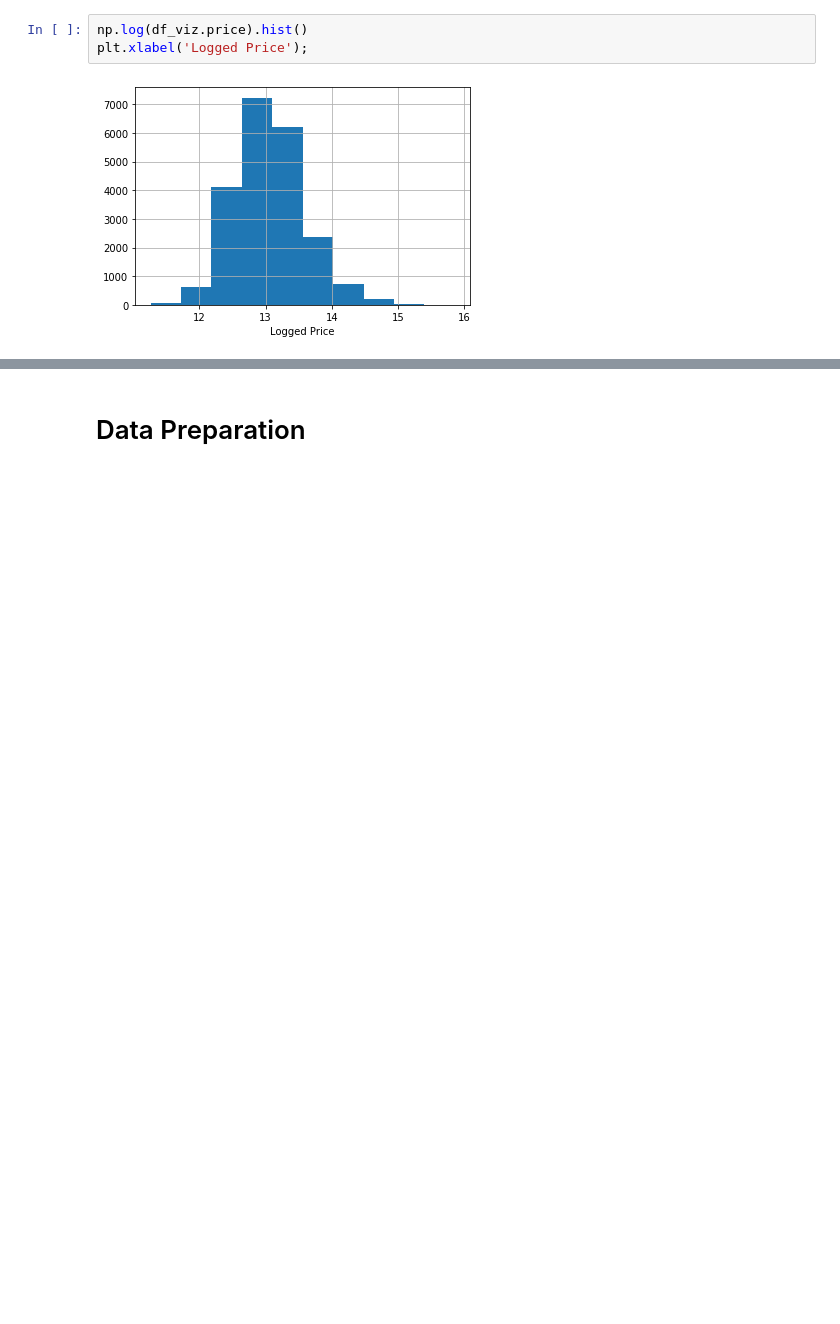
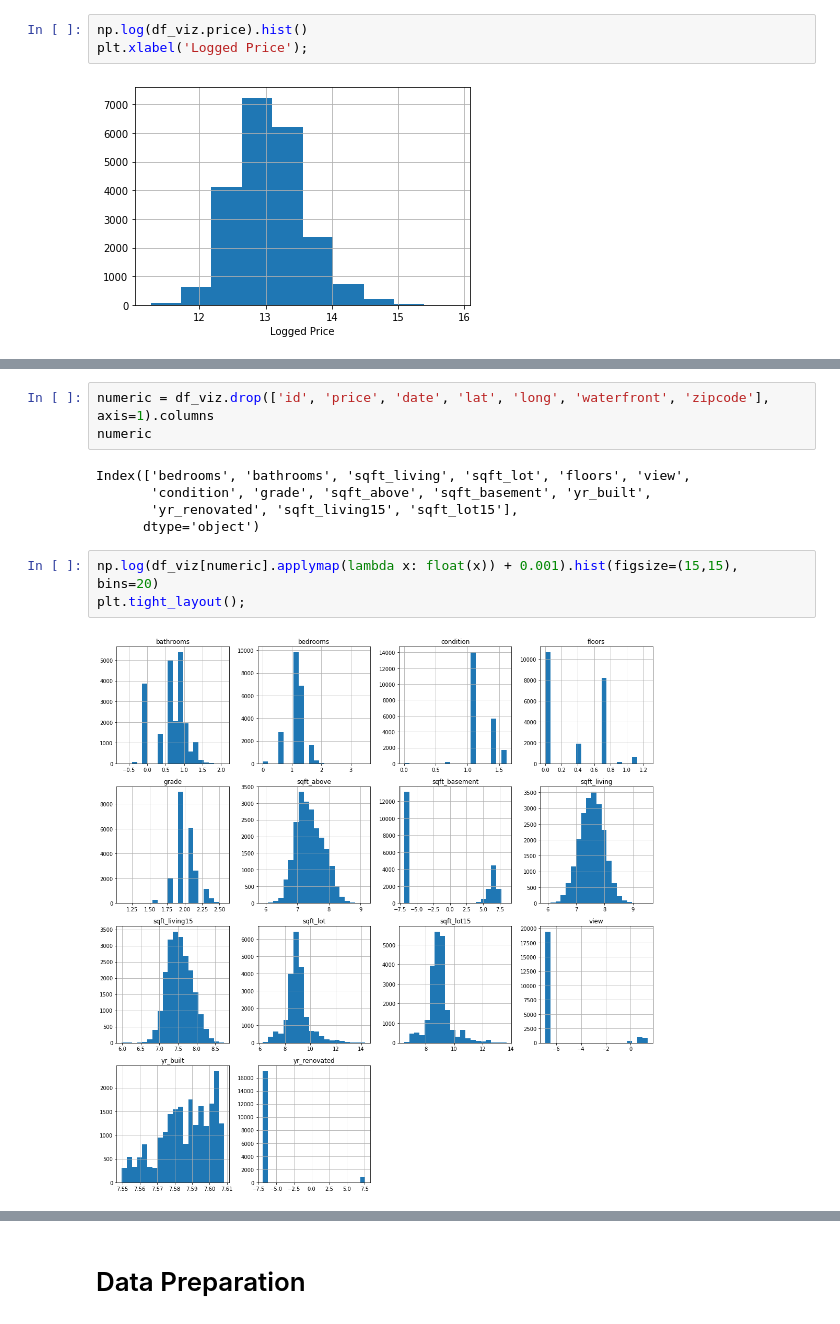
Before and after one commit to Patrickbfuller/lin_reg_tutorial, a Jupyter notebook: linear_regression.ipynb, the cells around one changed output, grey strips where cells are left out. Cells and saved outputs as stored; diff of their text form; blank space fills up the shorter version.

```diff
--- a/linear_regression.ipynb
+++ b/linear_regression.ipynb
@@ -367,0 +412,13 @@ plt.tight_layout()
+# %%
+numeric = df_viz.drop(['id', 'price', 'date', 'lat', 'long', 'waterfront', 'zipcode'], axis=1).columns
+numeric
+# %% [output]
+Index(['bedrooms', 'bathrooms', 'sqft_living', 'sqft_lot', 'floors', 'view',
+       'condition', 'grade', 'sqft_above', 'sqft_basement', 'yr_built',
+       'yr_renovated', 'sqft_living15', 'sqft_lot15'],
+      dtype='object')
+# %%
+np.log(df_viz[numeric].applymap(lambda x: float(x)) + 0.001).hist(figsize=(15,15), bins=20)
+plt.tight_layout();
+# %% [output]
+[figure, added]
```
Also changed, not shown: parts of 20 cells of this notebook.
